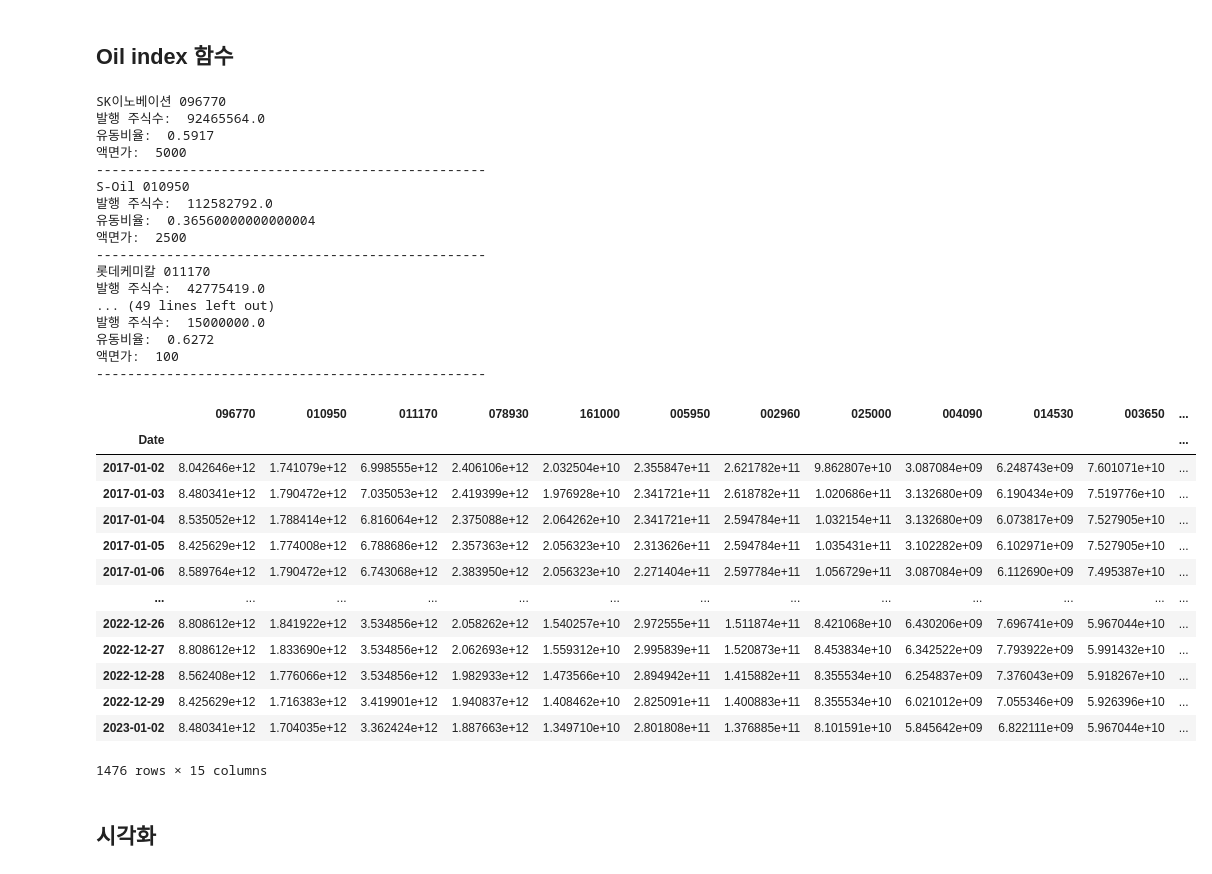
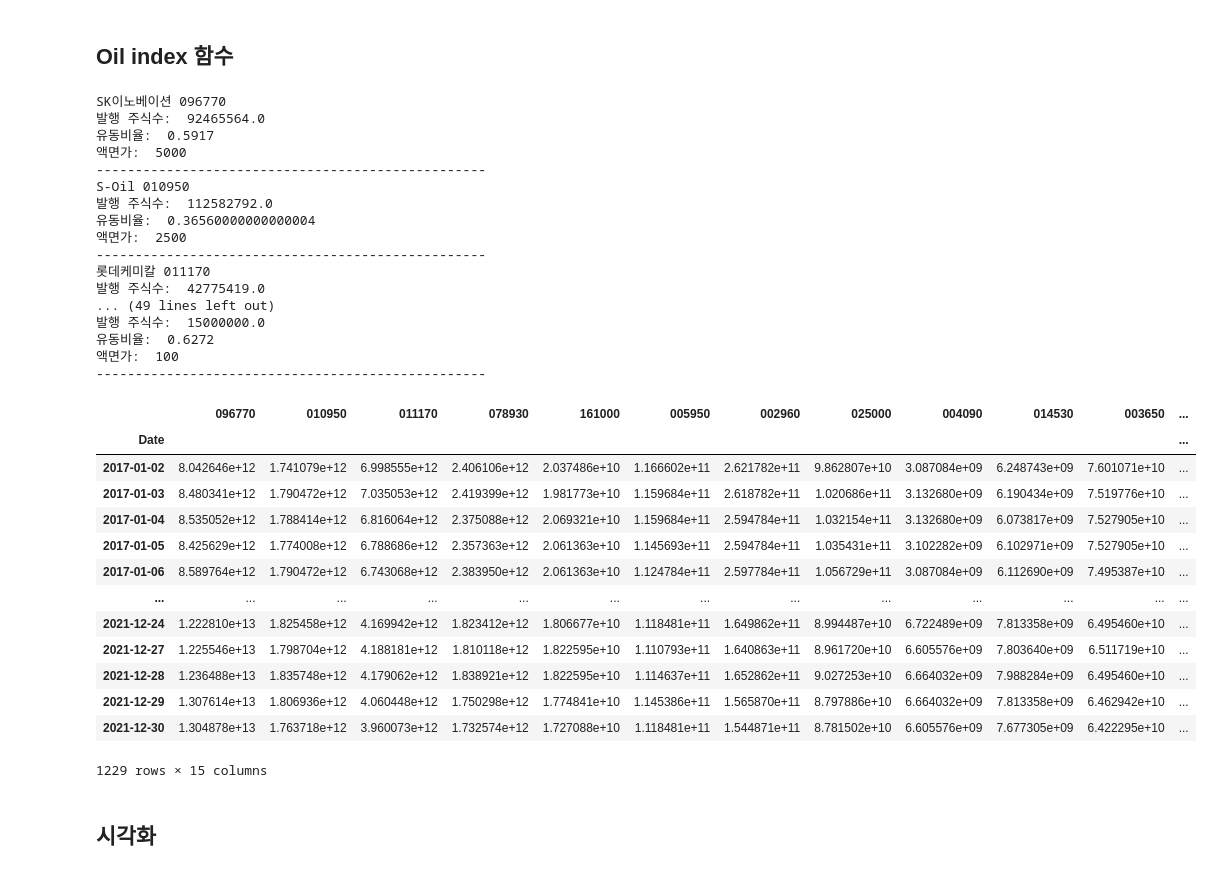
Before and after one commit to 21ckwj/project, a Jupyter notebook: 석유관련주 예측/프로젝트1_기간수정.ipynb, the cells around one changed output. Saved outputs shown, nothing was run; the diff lists cells and outputs as text; code cells hidden in the pictures.

```diff
--- a/석유관련주 예측/프로젝트1_기간수정.ipynb
+++ b/석유관련주 예측/프로젝트1_기간수정.ipynb
@@ -274,7 +275,7 @@ df_history
 # Oil 지수 구하기
 
 start_date =  "2017-01-02"
-end_date = "2023-01-02"
+end_date = "2022-01-02"
 
 driver = webdriver.Chrome()
 marketcap = dict()
@@ -341,42 +342,42 @@ df_marketcap = pd.DataFrame(marketcap)
 df_marketcap['total'] = df_marketcap.sum(axis=1)
 
 # 기준시점(시작일) 시가총액( 기준시점주가 * 발행주식수 * 유동비율)
 
 marketcap_initial = df_marketcap['total'].iloc[0]
 
 # 지수 = (각기업시가총액합 / 시작일의 각 기업시가총액합) * 100
 df_marketcap['Oil_index'] = (df_marketcap['total']/ marketcap_initial) * 100
 
 df_marketcap
 # %% [output]
 SK이노베이션 096770
 발행 주식수:  92465564.0
 유동비율:  0.5917
 액면가:  5000
 --------------------------------------------------
 S-Oil 010950
 발행 주식수:  112582792.0
 유동비율:  0.36560000000000004
 액면가:  2500
 --------------------------------------------------
 롯데케미칼 011170
 발행 주식수:  42775419.0
 ... (49 lines left out)
 발행 주식수:  15000000.0
 유동비율:  0.6272
 액면가:  100
 --------------------------------------------------
 |  | 096770 | 010950 | 011170 | 078930 | 161000 | 005950 | 002960 | 025000 | 004090 | 014530 | 003650 | ... |
 | Date |  |  |  |  |  |  |  |  |  |  |  | ... |
-| 2017-01-02 | 8.042646e+12 | 1.741079e+12 | 6.998555e+12 | 2.406106e+12 | 2.032504e+10 | 2.355847e+11 | 2.621782e+11 | 9.862807e+10 | 3.087084e+09 | 6.248743e+09 | 7.601071e+10 | ... |
-| 2017-01-03 | 8.480341e+12 | 1.790472e+12 | 7.035053e+12 | 2.419399e+12 | 1.976928e+10 | 2.341721e+11 | 2.618782e+11 | 1.020686e+11 | 3.132680e+09 | 6.190434e+09 | 7.519776e+10 | ... |
-| 2017-01-04 | 8.535052e+12 | 1.788414e+12 | 6.816064e+12 | 2.375088e+12 | 2.064262e+10 | 2.341721e+11 | 2.594784e+11 | 1.032154e+11 | 3.132680e+09 | 6.073817e+09 | 7.527905e+10 | ... |
-| 2017-01-05 | 8.425629e+12 | 1.774008e+12 | 6.788686e+12 | 2.357363e+12 | 2.056323e+10 | 2.313626e+11 | 2.594784e+11 | 1.035431e+11 | 3.102282e+09 | 6.102971e+09 | 7.527905e+10 | ... |
-| 2017-01-06 | 8.589764e+12 | 1.790472e+12 | 6.743068e+12 | 2.383950e+12 | 2.056323e+10 | 2.271404e+11 | 2.597784e+11 | 1.056729e+11 | 3.087084e+09 | 6.112690e+09 | 7.495387e+10 | ... |
+| 2017-01-02 | 8.042646e+12 | 1.741079e+12 | 6.998555e+12 | 2.406106e+12 | 2.037486e+10 | 1.166602e+11 | 2.621782e+11 | 9.862807e+10 | 3.087084e+09 | 6.248743e+09 | 7.601071e+10 | ... |
+| 2017-01-03 | 8.480341e+12 | 1.790472e+12 | 7.035053e+12 | 2.419399e+12 | 1.981773e+10 | 1.159684e+11 | 2.618782e+11 | 1.020686e+11 | 3.132680e+09 | 6.190434e+09 | 7.519776e+10 | ... |
+| 2017-01-04 | 8.535052e+12 | 1.788414e+12 | 6.816064e+12 | 2.375088e+12 | 2.069321e+10 | 1.159684e+11 | 2.594784e+11 | 1.032154e+11 | 3.132680e+09 | 6.073817e+09 | 7.527905e+10 | ... |
+| 2017-01-05 | 8.425629e+12 | 1.774008e+12 | 6.788686e+12 | 2.357363e+12 | 2.061363e+10 | 1.145693e+11 | 2.594784e+11 | 1.035431e+11 | 3.102282e+09 | 6.102971e+09 | 7.527905e+10 | ... |
+| 2017-01-06 | 8.589764e+12 | 1.790472e+12 | 6.743068e+12 | 2.383950e+12 | 2.061363e+10 | 1.124784e+11 | 2.597784e+11 | 1.056729e+11 | 3.087084e+09 | 6.112690e+09 | 7.495387e+10 | ... |
 | ... | ... | ... | ... | ... | ... | ... | ... | ... | ... | ... | ... | ... |
-| 2022-12-26 | 8.808612e+12 | 1.841922e+12 | 3.534856e+12 | 2.058262e+12 | 1.540257e+10 | 2.972555e+11 | 1.511874e+11 | 8.421068e+10 | 6.430206e+09 | 7.696741e+09 | 5.967044e+10 | ... |
-| 2022-12-27 | 8.808612e+12 | 1.833690e+12 | 3.534856e+12 | 2.062693e+12 | 1.559312e+10 | 2.995839e+11 | 1.520873e+11 | 8.453834e+10 | 6.342522e+09 | 7.793922e+09 | 5.991432e+10 | ... |
-| 2022-12-28 | 8.562408e+12 | 1.776066e+12 | 3.534856e+12 | 1.982933e+12 | 1.473566e+10 | 2.894942e+11 | 1.415882e+11 | 8.355534e+10 | 6.254837e+09 | 7.376043e+09 | 5.918267e+10 | ... |
-| 2022-12-29 | 8.425629e+12 | 1.716383e+12 | 3.419901e+12 | 1.940837e+12 | 1.408462e+10 | 2.825091e+11 | 1.400883e+11 | 8.355534e+10 | 6.021012e+09 | 7.055346e+09 | 5.926396e+10 | ... |
-| 2023-01-02 | 8.480341e+12 | 1.704035e+12 | 3.362424e+12 | 1.887663e+12 | 1.349710e+10 | 2.801808e+11 | 1.376885e+11 | 8.101591e+10 | 5.845642e+09 | 6.822111e+09 | 5.967044e+10 | ... |
+| 2021-12-24 | 1.222810e+13 | 1.825458e+12 | 4.169942e+12 | 1.823412e+12 | 1.806677e+10 | 1.118481e+11 | 1.649862e+11 | 8.994487e+10 | 6.722489e+09 | 7.813358e+09 | 6.495460e+10 | ... |
+| 2021-12-27 | 1.225546e+13 | 1.798704e+12 | 4.188181e+12 | 1.810118e+12 | 1.822595e+10 | 1.110793e+11 | 1.640863e+11 | 8.961720e+10 | 6.605576e+09 | 7.803640e+09 | 6.511719e+10 | ... |
+| 2021-12-28 | 1.236488e+13 | 1.835748e+12 | 4.179062e+12 | 1.838921e+12 | 1.822595e+10 | 1.114637e+11 | 1.652862e+11 | 9.027253e+10 | 6.664032e+09 | 7.988284e+09 | 6.495460e+10 | ... |
+| 2021-12-29 | 1.307614e+13 | 1.806936e+12 | 4.060448e+12 | 1.750298e+12 | 1.774841e+10 | 1.145386e+11 | 1.565870e+11 | 8.797886e+10 | 6.664032e+09 | 7.813358e+09 | 6.462942e+10 | ... |
+| 2021-12-30 | 1.304878e+13 | 1.763718e+12 | 3.960073e+12 | 1.732574e+12 | 1.727088e+10 | 1.118481e+11 | 1.544871e+11 | 8.781502e+10 | 6.605576e+09 | 7.677305e+09 | 6.422295e+10 | ... |
-1476 rows × 15 columns
+1229 rows × 15 columns
```
Also changed, not shown: parts of 48 cells of this notebook, 4 other files.
